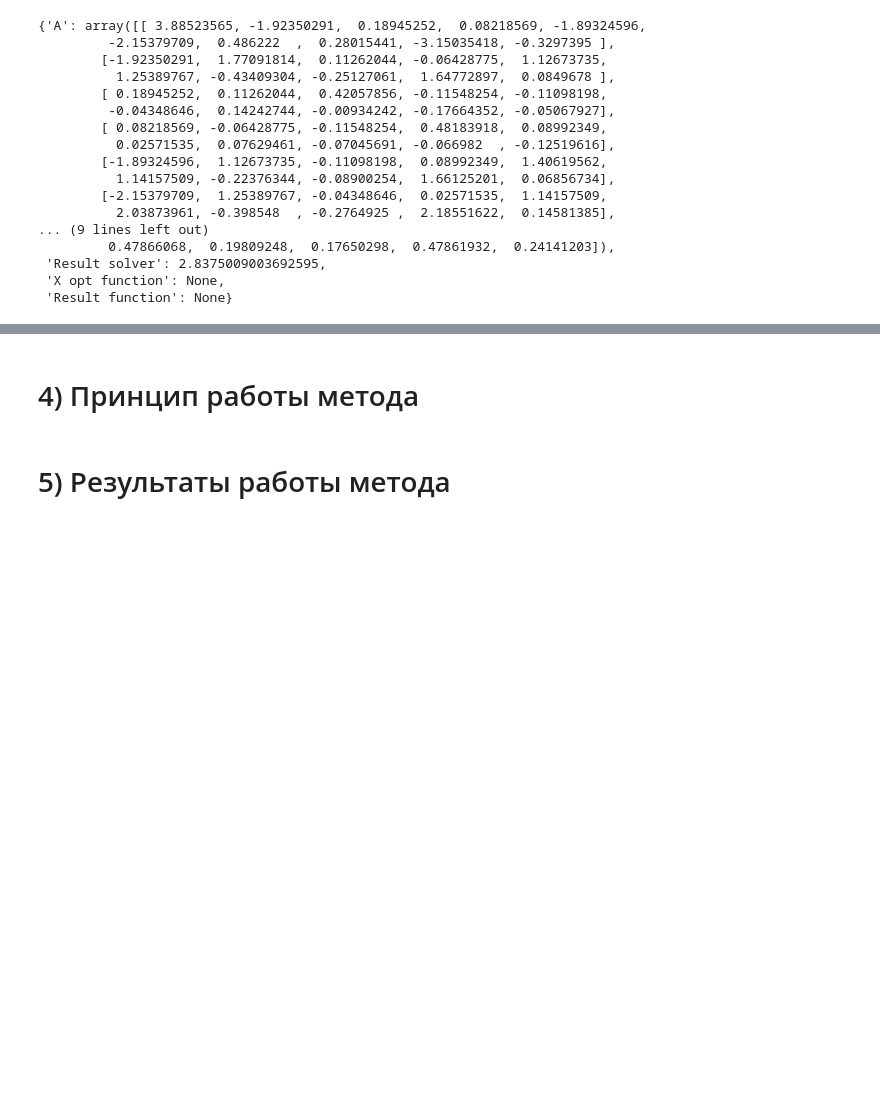
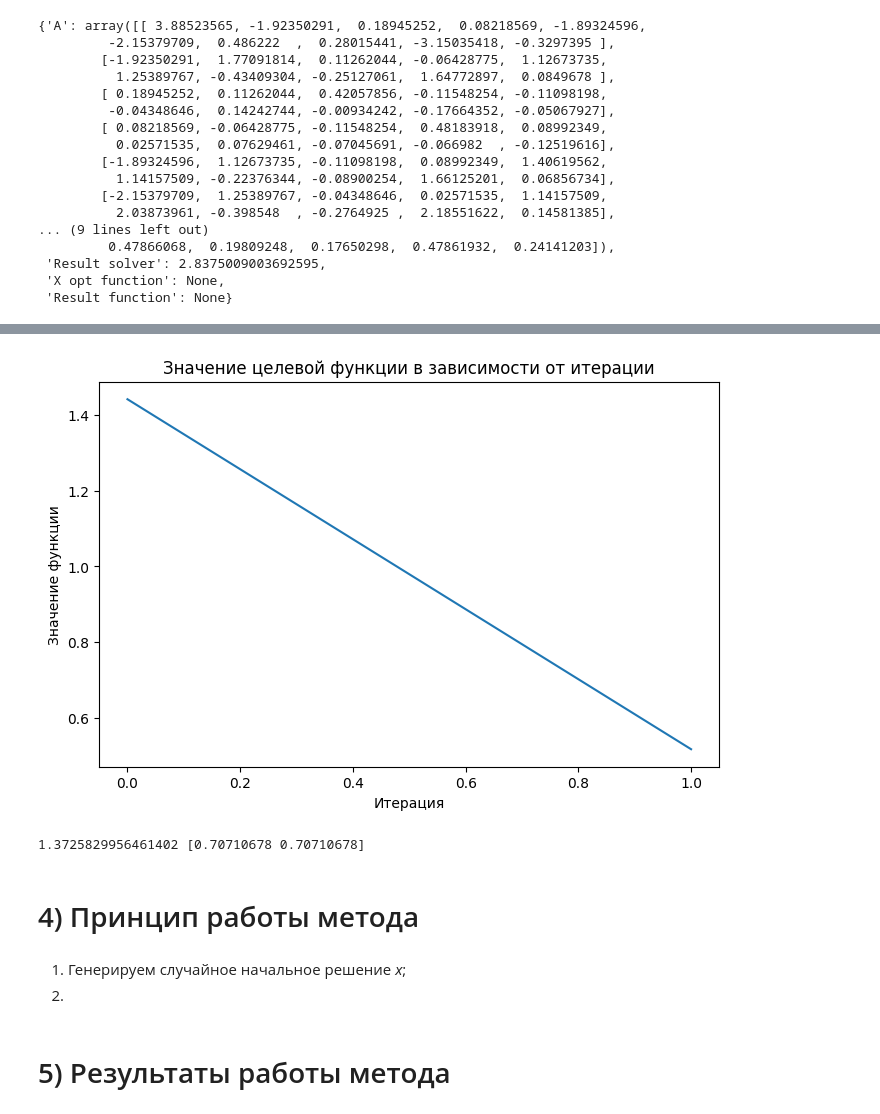
Before and after one commit to DenisKabanov/modern_methods_of_decision_making, a Jupyter notebook: 1) Gradient descent/task.ipynb, the cells around one changed output, grey strips where cells are left out. Saved outputs shown, nothing was run; the diff lists cells and outputs as text; code cells hidden in the pictures; blank space fills up the shorter version.

Commit message:
lab1: without good constraints

```diff
--- a/1) Gradient descent/task.ipynb
+++ b/1) Gradient descent/task.ipynb
@@ -120,0 +168,47 @@ data[10][0] # тест-кейс 0 для для 10 переменных
+# %%
+def constraints(x) -> bool:
+    """
+    Функция для проверка решения на допустимость.\n
+    Parameters:
+        * x: текущие значения x\n
+    Returns:
+        * bool: True — если решение допустимо, иначе — False
+    """
+    return np.linalg.norm(x, ord=2) ** 2 <= 1 # квадрат евклидовой нормы решения должен быть ≤ 1
+# %%
+μ = np.ones(shape=(2)) # смещение центра функции
+X = [] # список под значения переменных x
+Y = [] # список под значения целевой функции
+# %%
+dim = 2
+
+# ограничение задачи — квадрат евклидовой нормы вектора x ≤ 1
+x = np.random.randint(low=0, high=100, size=(dim, 1)) # генерируем случайные числа размера числа переменных (изначально они могут нарушать ограничения)
+x = x/np.linalg.norm(x, ord=2) # делим значение сгенерированного вектора на его евклидову норму, чтобы новая норма была точно ≤ 1 (на самом деле она будет лишь слегка меньше 1, но такая точка уже не нарушает ограничение задачи)
+A = np.array([[5,3], [3,5]]) # симметричная положительно определённая матрица
+μ = np.ones(shape=(dim, 1)) # смещение центра функции
+
+# считаем шаг для функции
+eigenvalues = np.linalg.eigvals(A) # собственные значения матрицы A
+α = 2 * eigenvalues.min() # параметр выпуклости функции, в данном случае равен 2 * минимальное собственное значение матрицы A
+β = 2 * eigenvalues.max() # параметр гладкости функции, в данном случае равен 2 * максимальное собственное значение матрицы A
+η = 2 / (α + β) # значение шага
+
+y = func(x, A, μ)[0] # считаем начальное значение функции
+X.append(x) # запоминаем начальную точку (всегда будет идти под индексом 0)
+Y.append(y) # запоминаем начальное решение
+# %%
+while constraints(x):
+    x = x - η * func_der(x, A, μ) # обновляем значение x
+    y = func(x, A, μ)[0] # считаем начальное значение функции
+    X.append(x) # запоминаем начальную точку (всегда будет идти под индексом 0)
+    Y.append(y) # запоминаем начальное решение
+# %%
+plt.figure(figsize=(8,5)) # задание размера фигуры
+plt.plot(range(len(X)), Y) # строим график
+plt.title("Значение целевой функции в зависимости от итерации") # название фигур
+plt.xlabel("Итерация") # подпись по оси x
+plt.ylabel("Значение функции") # подпись по оси y
+plt.show() # показ фигуры
+# %% [output]
+[figure, added]
@@ -121,4 +227,20 @@ data[10][0] # тест-кейс 0 для для 10 переменных
+# %%
+A = np.array([[5,3], [3,5]]) # генерируем случайную симметричную положительно определённую матрицу A
+x = cp.Variable(shape=(2)) # значения переменных
+μ = np.ones(shape=(2)) # смещение центра функции
+objective = cp.Minimize(cp.quad_form(x-μ, A)) # минимизируем квадратичную функцию
+# objective = cp.Minimize((x-μ).T @ A @ (x-μ)) # как должно быть с обычной математикой (не запустить, так как CVX считает такую проблему не выпуклой)
+constraints = [cp.sum_squares(x) <= 1] # накладываемое ограничение — сумма квадратов переменных меньше или равна 1
+problem = cp.Problem(objective, constraints) # создаём объект решаемой задачи
+result = problem.solve(solver=cp.ECOS) # решаем поставленную проблему с помощью solver
+
+print(result, x.value)
+# %% [output]
+1.3725829956461402 [0.70710678 0.70710678]
 # %% [markdown]
 # 4) Принцип работы метода
+# %% [markdown]
+1) Генерируем случайное начальное решение *x*;
+2)
 # %% [markdown]
 # 5) Результаты работы метода
```
Also changed, not shown: parts of 18 cells of this notebook, 1 other file.
